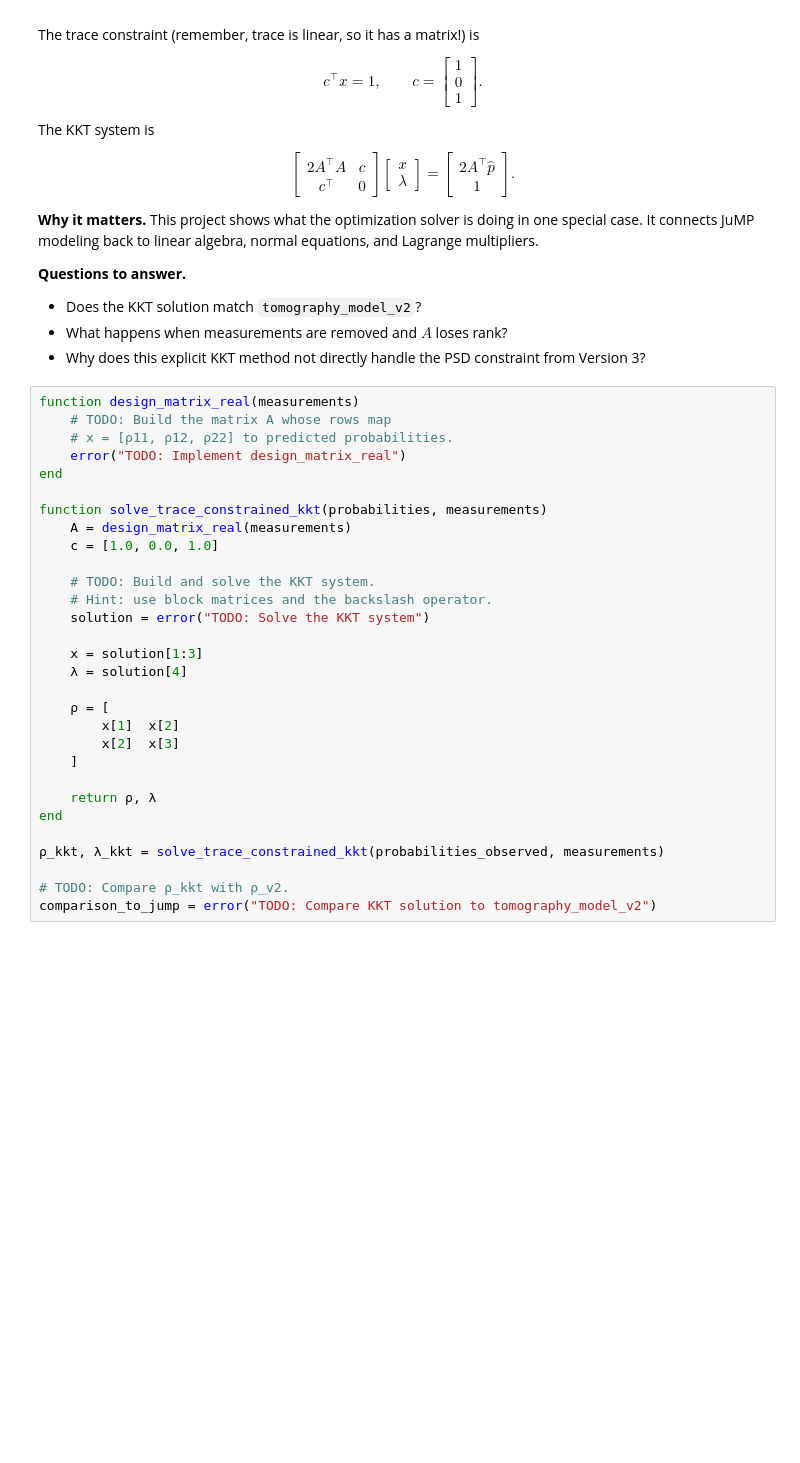
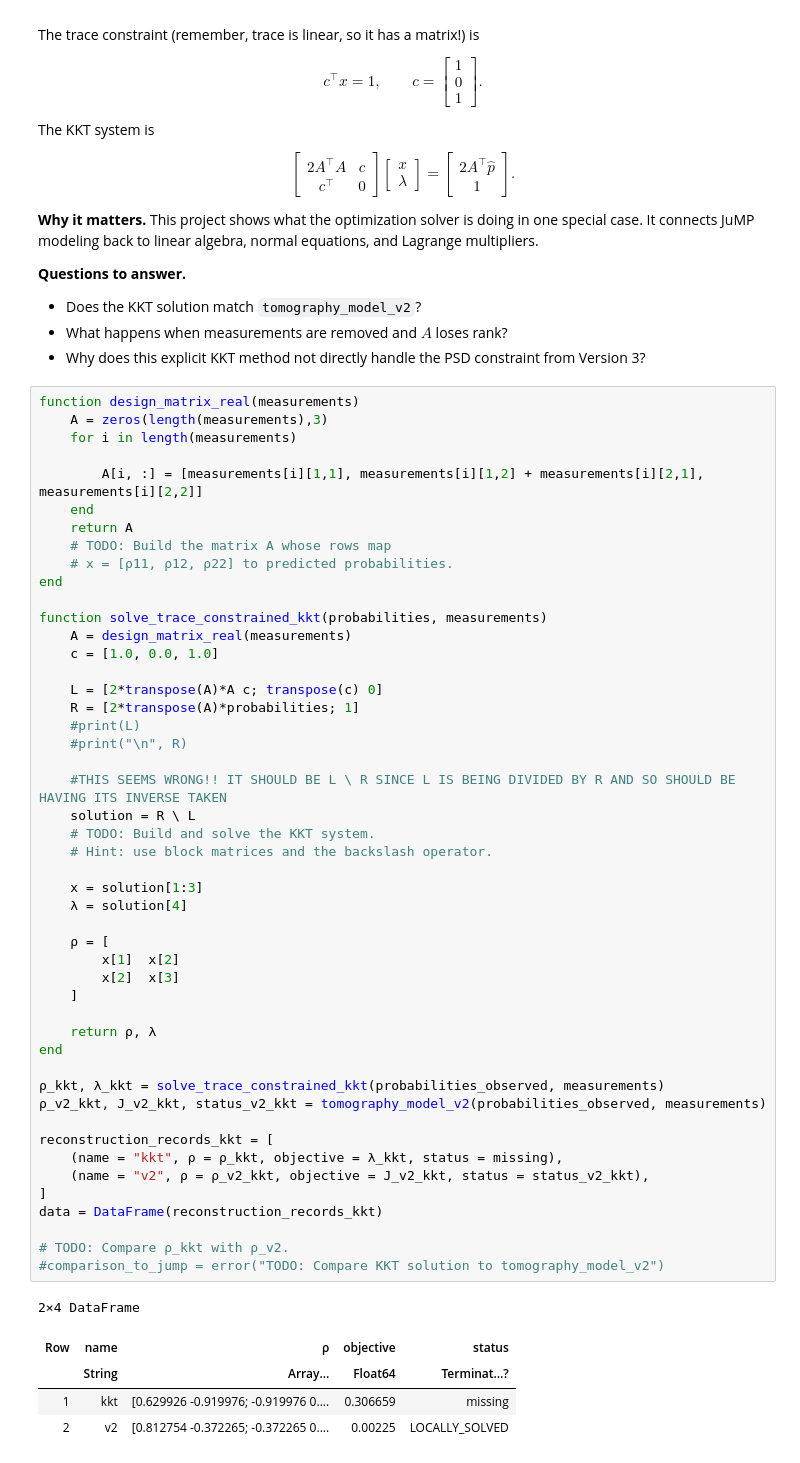
Before and after one commit to Ianborden/Quantum-APL, a Jupyter notebook: Week 2/quantum-state-tomography-student.ipynb, the cells around one changed output. Cells and saved outputs as stored; diff of their text form; blank space fills up the shorter version.

```diff
--- a/Week 2/quantum-state-tomography-student.ipynb
+++ b/Week 2/quantum-state-tomography-student.ipynb
@@ -599,31 +669,55 @@ $$
 - Why does this explicit KKT method not directly handle the PSD constraint from Version 3?
 # %%
 function design_matrix_real(measurements)
+    A = zeros(length(measurements),3)
+    for i in length(measurements)
+
+        A[i, :] = [measurements[i][1,1], measurements[i][1,2] + measurements[i][2,1], measurements[i][2,2]]
+    end
+    return A
     # TODO: Build the matrix A whose rows map
     # x = [ρ11, ρ12, ρ22] to predicted probabilities.
-    error("TODO: Implement design_matrix_real")
 end
 
 function solve_trace_constrained_kkt(probabilities, measurements)
     A = design_matrix_real(measurements)
     c = [1.0, 0.0, 1.0]
 
+    L = [2*transpose(A)*A c; transpose(c) 0]
+    R = [2*transpose(A)*probabilities; 1]
+    #print(L)
+    #print("\n", R)
+
+    #THIS SEEMS WRONG!! IT SHOULD BE L \ R SINCE L IS BEING DIVIDED BY R AND SO SHOULD BE HAVING ITS INVERSE TAKEN
+    solution = R \ L
     # TODO: Build and solve the KKT system.
     # Hint: use block matrices and the backslash operator.
-    solution = error("TODO: Solve the KKT system")
 
     x = solution[1:3]
     λ = solution[4]
 
     ρ = [
         x[1]  x[2]
         x[2]  x[3]
     ]
 
     return ρ, λ
 end
 
 ρ_kkt, λ_kkt = solve_trace_constrained_kkt(probabilities_observed, measurements)
+ρ_v2_kkt, J_v2_kkt, status_v2_kkt = tomography_model_v2(probabilities_observed, measurements)
+
+reconstruction_records_kkt = [
+    (name = "kkt", ρ = ρ_kkt, objective = λ_kkt, status = missing),
+    (name = "v2", ρ = ρ_v2_kkt, objective = J_v2_kkt, status = status_v2_kkt),
+]
+data = DataFrame(reconstruction_records_kkt)
 
 # TODO: Compare ρ_kkt with ρ_v2.
-comparison_to_jump = error("TODO: Compare KKT solution to tomography_model_v2")
+#comparison_to_jump = error("TODO: Compare KKT solution to tomography_model_v2")
+# %% [output]
+2×4 DataFrame
+| Row | name | ρ | objective | status |
+|  | String | Array… | Float64 | Terminat…? |
+| 1 | kkt | [0.629926 -0.919976; -0.919976 0.... | 0.306659 | missing |
+| 2 | v2 | [0.812754 -0.372265; -0.372265 0.... | 0.00225 | LOCALLY_SOLVED |
```
Also changed, not shown: parts of 5 cells of this notebook.
